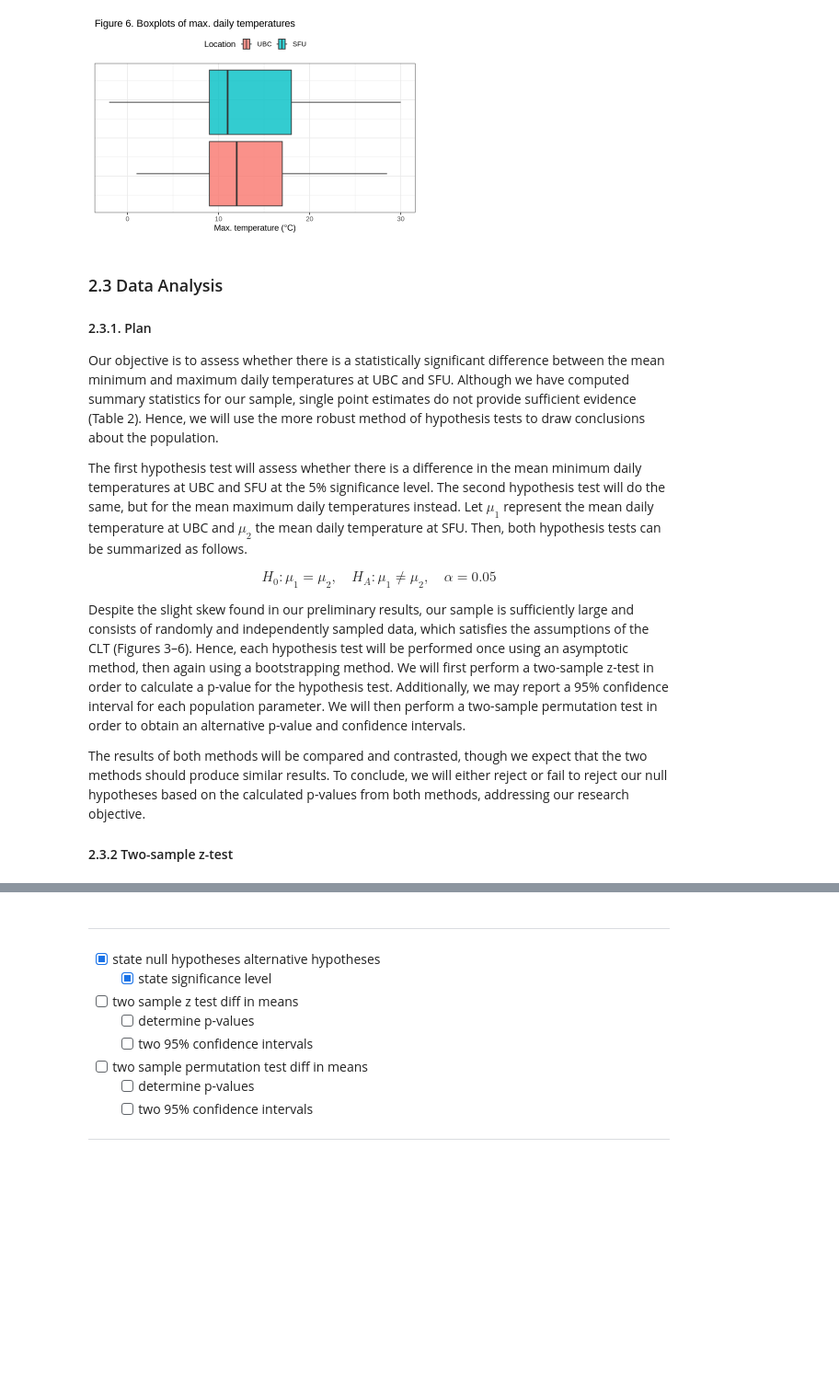
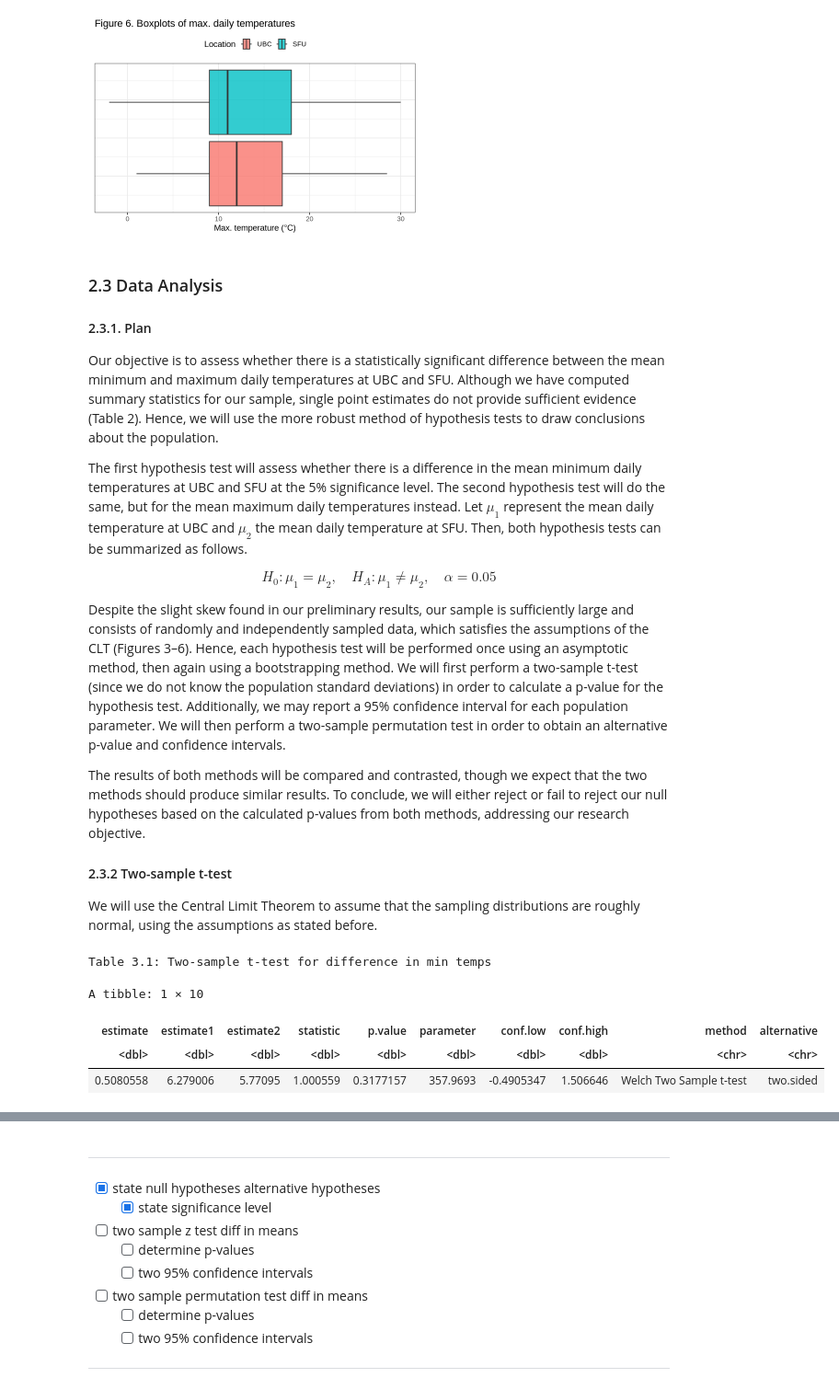
Before and after one commit to arthu-rguo/stat-201-proj, a Jupyter notebook: report.ipynb, the cells around one changed output, grey strips where cells are left out. Shown: that part at 92% size. Cells and saved outputs as stored; diff of their text form; code cells hidden in the pictures; blank space fills up the shorter version.

Commit message:
Added t-tests (asymptotics)

```diff
--- a/report.ipynb
+++ b/report.ipynb
@@ -173,8 +203,26 @@ The first hypothesis test will assess whether there is a difference in the mean
 
 $$H_0 : \mu_1 = \mu_2, \quad H_A : \mu_1 \neq \mu_2, \quad \alpha = 0.05$$
 
-Despite the slight skew found in our preliminary results, our sample is sufficiently large and consists of randomly and independently sampled data, which satisfies the assumptions of the CLT (Figures 3–6). Hence, each hypothesis test will be performed once using an asymptotic method, then again using a bootstrapping method. We will first perform a two-sample z-test in order to calculate a p-value for the hypothesis test. Additionally, we may report a 95% confidence interval for each population parameter. We will then perform a two-sample permutation test in order to obtain an alternative p-value and confidence intervals.
+Despite the slight skew found in our preliminary results, our sample is sufficiently large and consists of randomly and independently sampled data, which satisfies the assumptions of the CLT (Figures 3–6). Hence, each hypothesis test will be performed once using an asymptotic method, then again using a bootstrapping method. We will first perform a two-sample t-test (since we do not know the population standard deviations) in order to calculate a p-value for the hypothesis test. Additionally, we may report a 95% confidence interval for each population parameter. We will then perform a two-sample permutation test in order to obtain an alternative p-value and confidence intervals.
 
 The results of both methods will be compared and contrasted, though we expect that the two methods should produce similar results. To conclude, we will either reject or fail to reject our null hypotheses based on the calculated p-values from both methods, addressing our research objective.
 
-#### 2.3.2 Two-sample z-test
+#### 2.3.2 Two-sample t-test
+
+We will use the Central Limit Theorem to assume that the sampling distributions are roughly normal, using the assumptions as stated before.
+# %%
+# Use R's t.test function to conduct two-sample t-test for min temp
+cat("Table 3.1: Two-sample t-test for difference in min temps")
+min_t_test<-
+    tidy(t.test(x = pull(select(filter(ubc_sfu_data, location == "UBC"), min_temp_c)),
+           y = pull(select(filter(ubc_sfu_data, location == "SFU"), min_temp_c)),
+           alternative = "t",
+           correct = FALSE,
+           conf.level = 0.95))
+min_t_test
+# %% [output]
+Table 3.1: Two-sample t-test for difference in min temps
+A tibble: 1 × 10
+| estimate | estimate1 | estimate2 | statistic | p.value | parameter | conf.low | conf.high | method | alternative |
+| <dbl> | <dbl> | <dbl> | <dbl> | <dbl> | <dbl> | <dbl> | <dbl> | <chr> | <chr> |
+| 0.5080558 | 6.279006 | 5.77095 | 1.000559 | 0.3177157 | 357.9693 | -0.4905347 | 1.506646 | Welch Two Sample t-test | two.sided |
```
Also changed, not shown: parts of 5 cells of this notebook.
